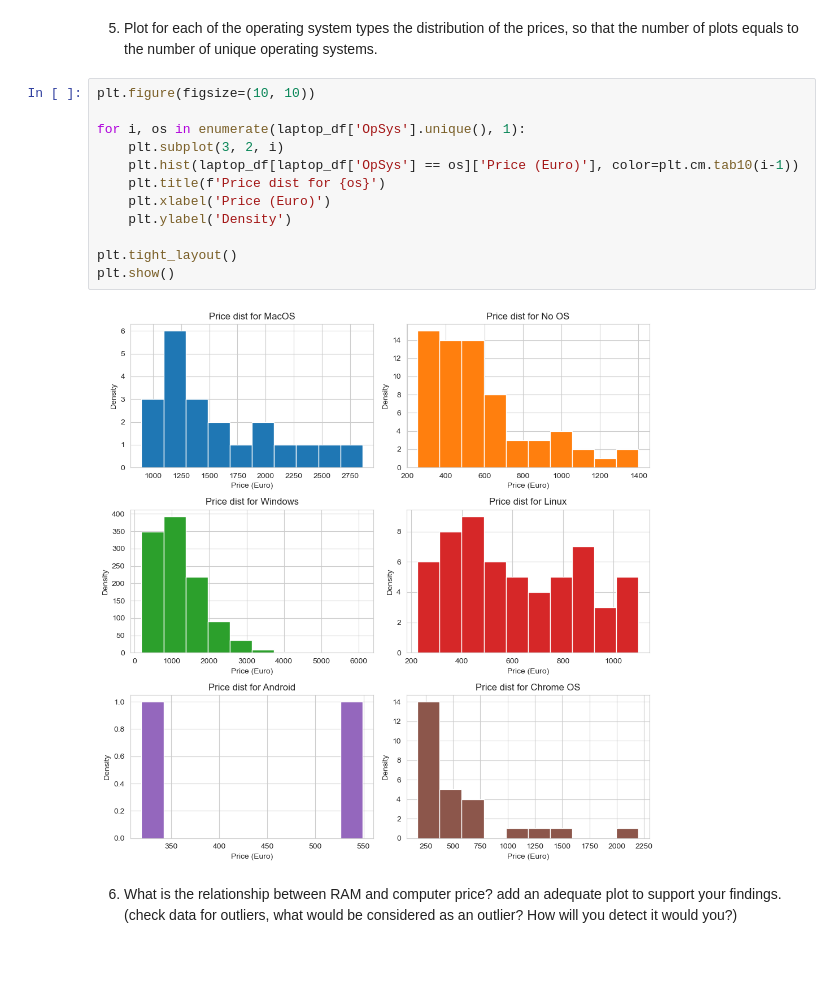
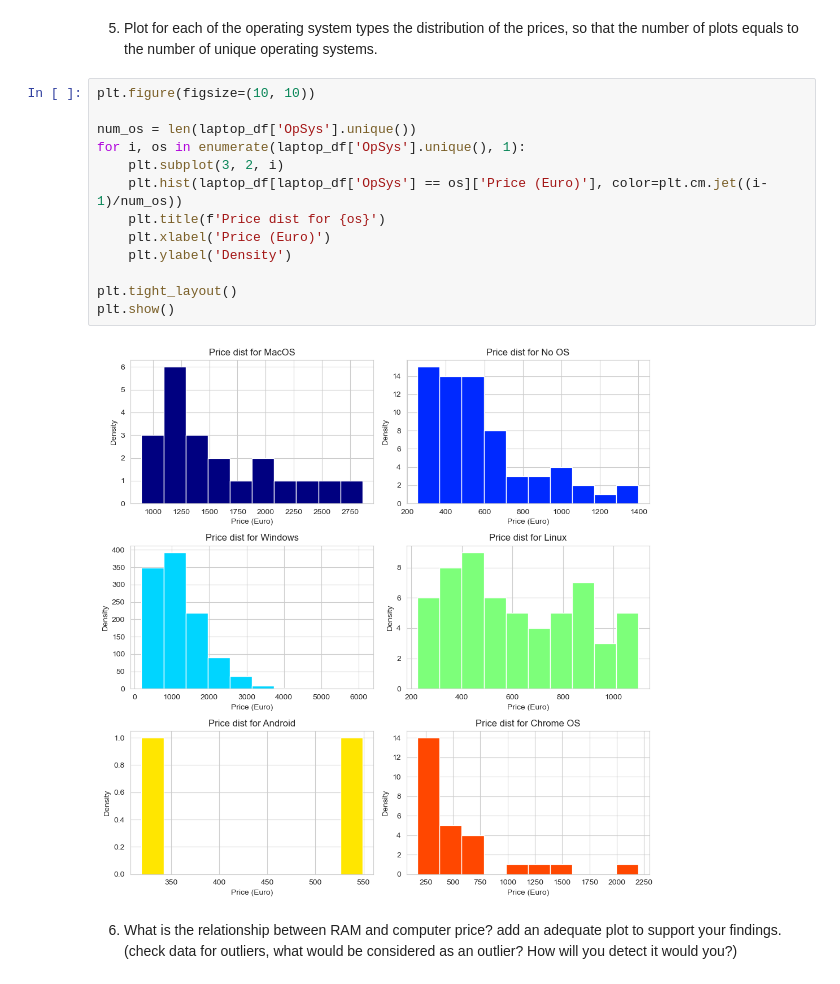
Before and after one commit to prashastham/DSMiniProj1, a Jupyter notebook: q2.ipynb, the cells around one changed output. Cells and saved outputs as stored; diff of their text form.

Commit message:
Update color palette

```diff
--- a/q2.ipynb
+++ b/q2.ipynb
@@ -109,17 +109,18 @@ the number of plots equals to the number of unique operating systems.
 # %%
 plt.figure(figsize=(10, 10))
 
+num_os = len(laptop_df['OpSys'].unique())
 for i, os in enumerate(laptop_df['OpSys'].unique(), 1):
     plt.subplot(3, 2, i)
-    plt.hist(laptop_df[laptop_df['OpSys'] == os]['Price (Euro)'], color=plt.cm.tab10(i-1))
+    plt.hist(laptop_df[laptop_df['OpSys'] == os]['Price (Euro)'], color=plt.cm.jet((i-1)/num_os))
     plt.title(f'Price dist for {os}')
     plt.xlabel('Price (Euro)')
     plt.ylabel('Density')
 
 plt.tight_layout()
 plt.show()
 # %% [output]
-[figure, old version]
+[figure, new version]
 # %% [markdown]
 6. What is the relationship between RAM and computer price? add an adequate plot to support your findings. (check data for outliers, what would be considered as an outlier? How will you detect it would you?)
 # %%
```
